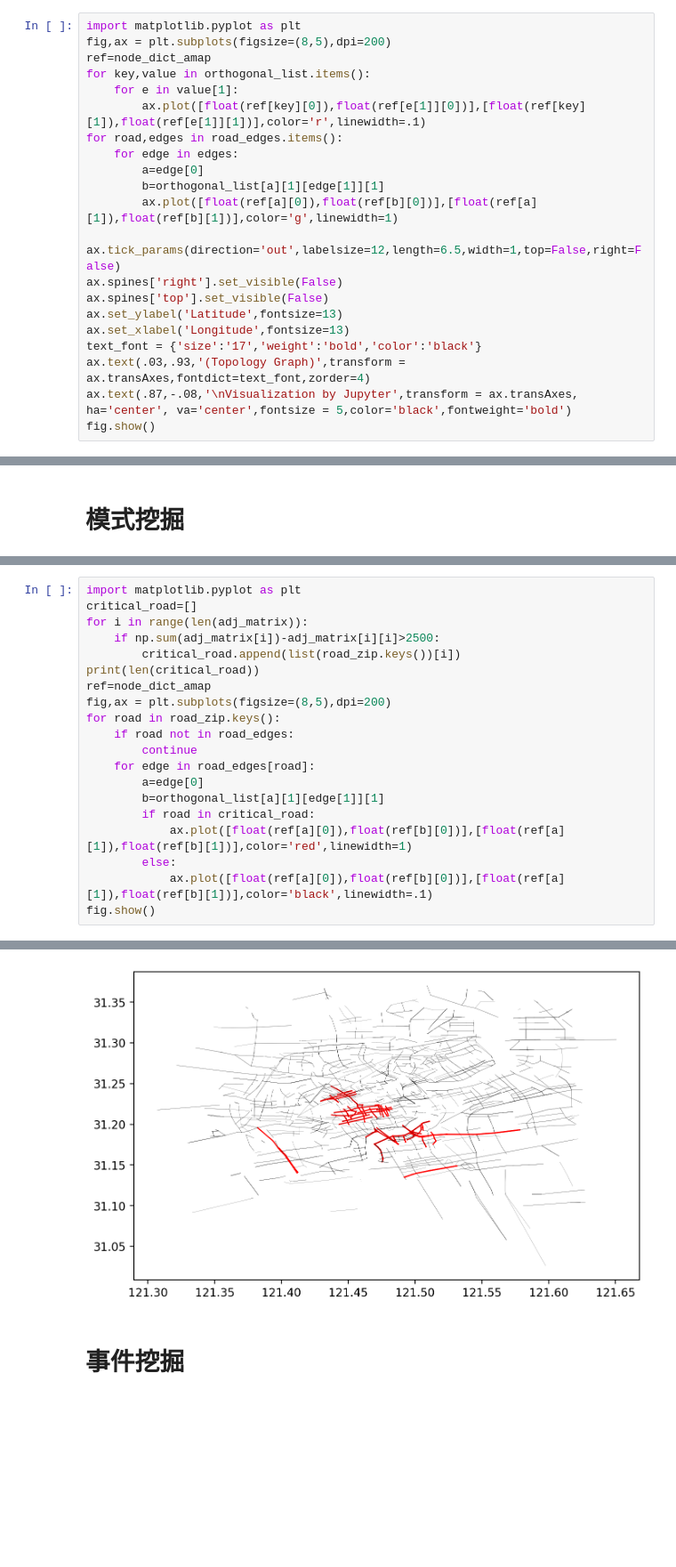
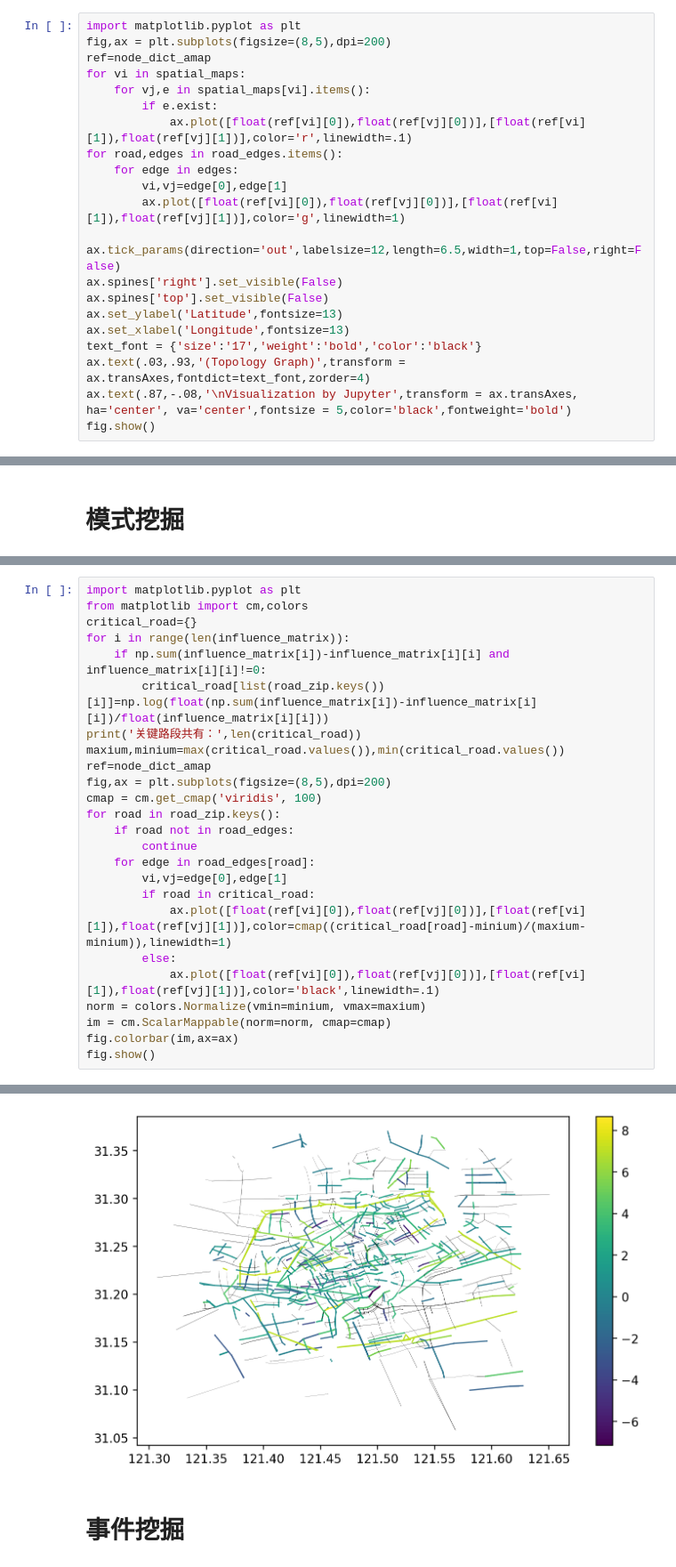
Before and after one commit to lingbai-kong/traffic_data_mining_sh, a Jupyter notebook: main-topology-graph.ipynb, the cells around one changed output, grey strips where cells are left out. Shown at 89% size. Saved outputs shown, nothing was run; the diff lists cells and outputs as text; blank space fills up the shorter version.

```diff
--- a/main-topology-graph.ipynb
+++ b/main-topology-graph.ipynb
@@ -185,14 +232,14 @@ True
 import matplotlib.pyplot as plt
 fig,ax = plt.subplots(figsize=(8,5),dpi=200)
 ref=node_dict_amap
-for key,value in orthogonal_list.items():
-    for e in value[1]:
-        ax.plot([float(ref[key][0]),float(ref[e[1]][0])],[float(ref[key][1]),float(ref[e[1]][1])],color='r',linewidth=.1)
+for vi in spatial_maps:
+    for vj,e in spatial_maps[vi].items():
+        if e.exist:
+            ax.plot([float(ref[vi][0]),float(ref[vj][0])],[float(ref[vi][1]),float(ref[vj][1])],color='r',linewidth=.1)
 for road,edges in road_edges.items():
     for edge in edges:
-        a=edge[0]
-        b=orthogonal_list[a][1][edge[1]][1]
-        ax.plot([float(ref[a][0]),float(ref[b][0])],[float(ref[a][1]),float(ref[b][1])],color='g',linewidth=1)
+        vi,vj=edge[0],edge[1]
+        ax.plot([float(ref[vi][0]),float(ref[vj][0])],[float(ref[vi][1]),float(ref[vj][1])],color='g',linewidth=1)
 
 ax.tick_params(direction='out',labelsize=12,length=6.5,width=1,top=False,right=False)
 ax.spines['right'].set_visible(False)
@@ -281,21 +344,26 @@ True
 # %%
 import matplotlib.pyplot as plt
-critical_road=[]
-for i in range(len(adj_matrix)):
-    if np.sum(adj_matrix[i])-adj_matrix[i][i]>2500:
-        critical_road.append(list(road_zip.keys())[i])
-print(len(critical_road))
+from matplotlib import cm,colors
+critical_road={}
+for i in range(len(influence_matrix)):
+    if np.sum(influence_matrix[i])-influence_matrix[i][i] and influence_matrix[i][i]!=0:
+        critical_road[list(road_zip.keys())[i]]=np.log(float(np.sum(influence_matrix[i])-influence_matrix[i][i])/float(influence_matrix[i][i]))
+print('关键路段共有：',len(critical_road))
+maxium,minium=max(critical_road.values()),min(critical_road.values())
 ref=node_dict_amap
 fig,ax = plt.subplots(figsize=(8,5),dpi=200)
+cmap = cm.get_cmap('viridis', 100)
 for road in road_zip.keys():
     if road not in road_edges:
         continue
     for edge in road_edges[road]:
-        a=edge[0]
-        b=orthogonal_list[a][1][edge[1]][1]
+        vi,vj=edge[0],edge[1]
         if road in critical_road:
-            ax.plot([float(ref[a][0]),float(ref[b][0])],[float(ref[a][1]),float(ref[b][1])],color='red',linewidth=1)
+            ax.plot([float(ref[vi][0]),float(ref[vj][0])],[float(ref[vi][1]),float(ref[vj][1])],color=cmap((critical_road[road]-minium)/(maxium-minium)),linewidth=1)
         else:
-            ax.plot([float(ref[a][0]),float(ref[b][0])],[float(ref[a][1]),float(ref[b][1])],color='black',linewidth=.1)
+            ax.plot([float(ref[vi][0]),float(ref[vj][0])],[float(ref[vi][1]),float(ref[vj][1])],color='black',linewidth=.1)
+norm = colors.Normalize(vmin=minium, vmax=maxium)
+im = cm.ScalarMappable(norm=norm, cmap=cmap)
+fig.colorbar(im,ax=ax)
 fig.show()
 # %% [output]
@@ -303,4 +371,4 @@ fig.show()
-[figure, old version]
+[figure, new version]
 # %% [markdown]
 # 事件挖掘
 # %%
```
Also changed, not shown: parts of 24 cells of this notebook, 12 other files.
